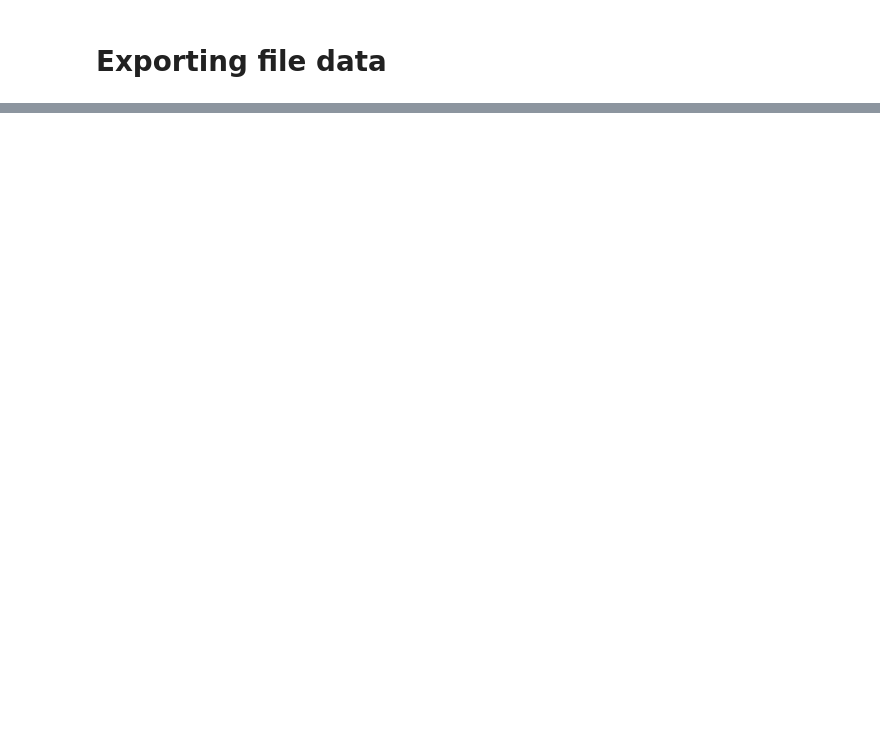
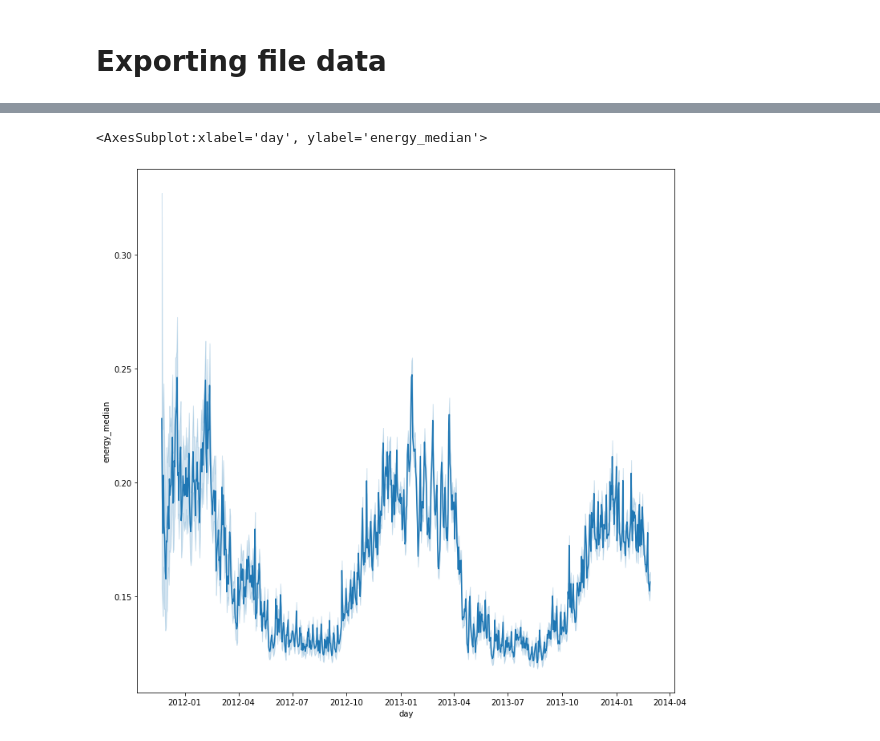
Before and after one commit to Akansh-a/Smart-Meters, a Jupyter notebook: 2.Input Files.ipynb, the cells around one changed output, grey strips where cells are left out. Cells and saved outputs as stored; diff of their text form; code cells hidden in the pictures; blank space fills up the shorter version.

```diff
--- a/2.Input Files.ipynb
+++ b/2.Input Files.ipynb
@@ -202,0 +232,8 @@ pickle.dump(files_data, save_path)
+# %%
+import matplotlib.pyplot as plt
+import seaborn as sns
+fig, ax = plt.subplots(figsize = (12,12))
+sns.lineplot(ax = ax, x = 'day',y = 'energy_median',data = energy_data)
+# %% [output]
+<AxesSubplot:xlabel='day', ylabel='energy_median'>
+[figure, added]
```
Also changed, not shown: parts of 14 cells of this notebook.
